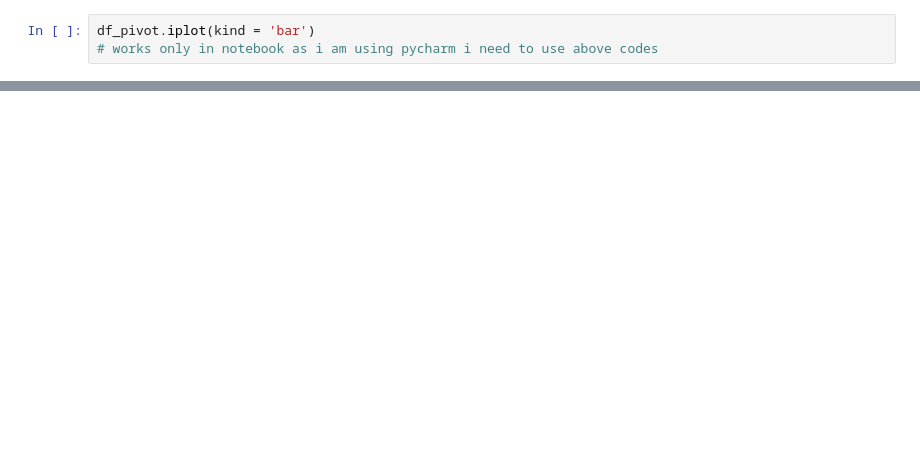
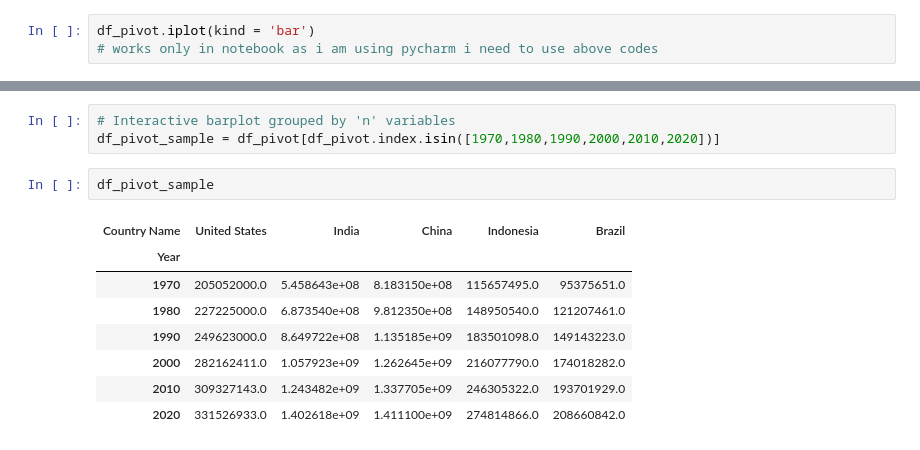
Before and after one commit to DiilaNa/Data_Science_with-Pandas, a Jupyter notebook: Project-2/InterActiveDataVisualizations.ipynb, the cells around one changed output, grey strips where cells are left out. Cells and saved outputs as stored; diff of their text form; blank space fills up the shorter version.

Commit message:
Interactive Data Visualization- barplots with n variables

```diff
--- a/Project-2/InterActiveDataVisualizations.ipynb
+++ b/Project-2/InterActiveDataVisualizations.ipynb
@@ -33,3 +64,17 @@ fig = px.bar(df_pivot, x=df_pivot.index, y=df_pivot.columns,title='Population by
 fig.show()
 # %% [output]
 [interactive output not drawn]
+# %%
+# Interactive barplot grouped by 'n' variables
+df_pivot_sample = df_pivot[df_pivot.index.isin([1970,1980,1990,2000,2010,2020])]
+# %%
+df_pivot_sample
+# %% [output]
+| Country Name | United States | India | China | Indonesia | Brazil |
+| Year |  |  |  |  |  |
+| 1970 | 205052000.0 | 5.458643e+08 | 8.183150e+08 | 115657495.0 | 95375651.0 |
+| 1980 | 227225000.0 | 6.873540e+08 | 9.812350e+08 | 148950540.0 | 121207461.0 |
+| 1990 | 249623000.0 | 8.649722e+08 | 1.135185e+09 | 183501098.0 | 149143223.0 |
+| 2000 | 282162411.0 | 1.057923e+09 | 1.262645e+09 | 216077790.0 | 174018282.0 |
+| 2010 | 309327143.0 | 1.243482e+09 | 1.337705e+09 | 246305322.0 | 193701929.0 |
+| 2020 | 331526933.0 | 1.402618e+09 | 1.411100e+09 | 274814866.0 | 208660842.0 |
```
Also changed, not shown: parts of 6 cells of this notebook.
